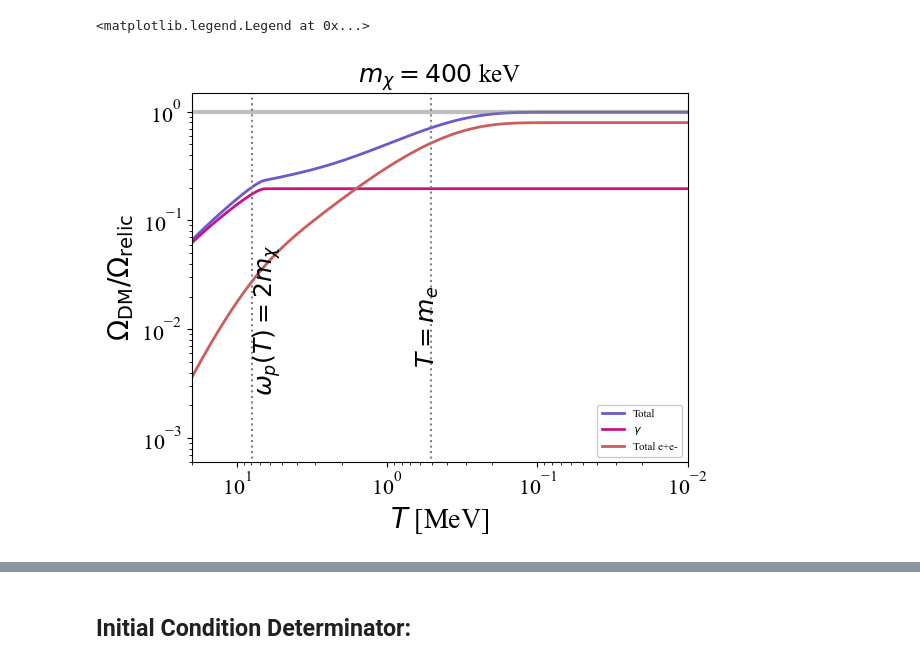
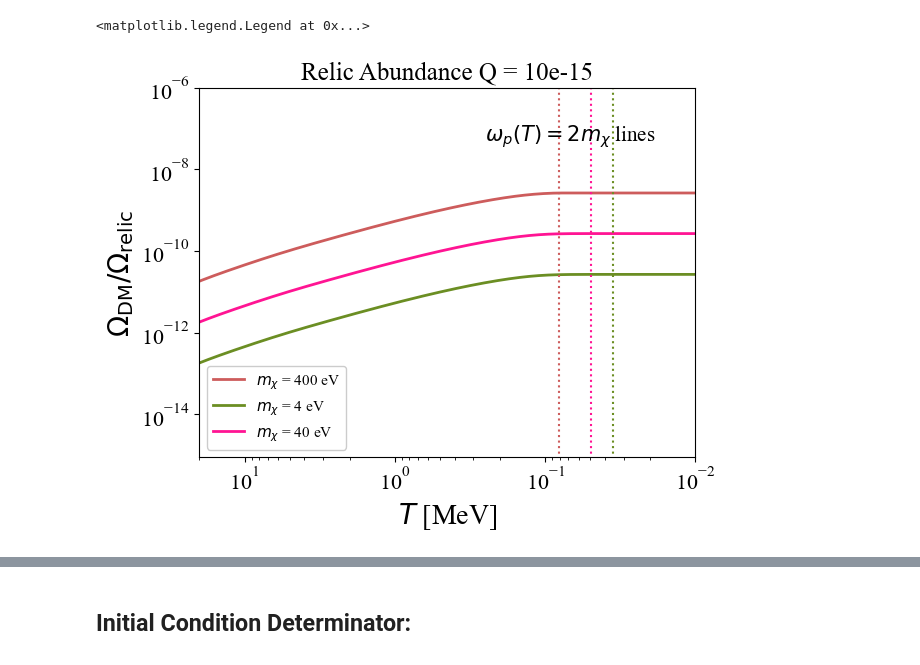
Before and after one commit to ellailes/irreducible-mcp, a Jupyter notebook: numerical_boltzmann.ipynb, the cells around one changed output, grey strips where cells are left out. Saved outputs shown, nothing was run; the diff lists cells and outputs as text; code cells hidden in the pictures.

```diff
--- a/numerical_boltzmann.ipynb
+++ b/numerical_boltzmann.ipynb
@@ -231,0 +205,3 @@ ax.legend(framealpha=1, loc='lower right', fontsize=8)
+# %%
+relic_4m15 = irr.relic(10e-15, 10e-6,whole_shebang = True)
+relic_400m15 = irr.relic(10e-15, 4e-4,whole_shebang = True)
@@ -231,0 +212,2 @@ ax.legend(framealpha=1, loc='lower right', fontsize=8)
+# %%
+relic_40m15 = irr.relic(10e-15, 10e-5,whole_shebang = True)
@@ -232,28 +217,34 @@ ax.legend(framealpha=1, loc='lower right', fontsize=8)
 # %%
 f, ax = plt.subplots()
 alist = np.logspace(-1.9, 4.5,num = 500)
-ax.loglog(irr.T(alist), relic40_new1/irr.nxrelic(0.4, irr.T(100))*alist**3/100**3,lw=2,c='SlateBlue',label = 'Total')
-ax.loglog(irr.T(alist), relic_plas40_new1/irr.nxrelic(0.4, irr.T(100))*alist**3/100**3,lw=2,c='mediumvioletred',label = '$\gamma$')
-ax.loglog(irr.T(alist), relic_ann40_new1/irr.nxrelic(0.4, irr.T(100))*alist**3/100**3,lw=2,c='IndianRed',label = r'Total e+e-')
-ax.loglog(irr.T(alist), np.ones_like(alist), lw=3, c='gray', alpha=0.5)
+#ax.loglog(irr.T(alist), relic40_new/irr.nxrelic(0.04, irr.T(100))*alist**3/100**3,lw=2,c='SlateBlue',label = 'Total')
+#ax.loglog(irr.T(alist), relic_plas40_new/irr.nxrelic(0.04, irr.T(100))*alist**3/100**3,lw=2,c='mediumvioletred',label = '$\gamma$')
+ax.loglog(irr.T(alist), relic_400m15/irr.nxrelic(4e-4, irr.T(100))*alist**3/100**3,lw=2,c='IndianRed',label = r'$m_\chi$ = 400 eV')
+ax.loglog(irr.T(alist), relic_4m15/irr.nxrelic(4e-6, irr.T(100))*alist**3/100**3,lw=2,c='olivedrab',label = r'$m_\chi$ = 4 eV')
+ax.loglog(irr.T(alist), relic_40m15/irr.nxrelic(4e-5, irr.T(100))*alist**3/100**3,lw=2,c='deeppink',label = r'$m_\chi$ = 40 eV')
+
 
 ax.set_ylabel(r'$\Omega_\mathrm{DM}/\Omega_\mathrm{relic}$', fontsize=20)
 ax.set_xlabel(r'$T$ [MeV]', fontsize=20)
-ax.set_title(r'$m_\chi= 400$ keV', fontsize=18)
+ax.set_title(r'Relic Abundance Q = 10e-15', fontsize=18)
 ax.set_xlim([20,0.01])
-ax.set_ylim([0.0006, 1.5])
+ax.set_ylim([9e-16, 10e-7])
 #ax.set_xticklabels(xticklabels,fontsize=16)
 ax.xaxis.set_tick_params(labelsize=16)
 ax.yaxis.set_tick_params(labelsize=16)
 
-ax.vlines(scipy.optimize.fsolve(lambda t: irr.wp(t)-2 *0.4, 1), 1e-4,1e2, color='gray',linestyles=":")
-ax.vlines(irr.me, 1e-4,1e2,color='gray',linestyles=":")
+ax.vlines(scipy.optimize.fsolve(lambda t: irr.wp(t)-2 *4e-6, 1), 1e-20,1e2, color='olivedrab',linestyles=":")
+ax.vlines(scipy.optimize.fsolve(lambda t: irr.wp(t)-2 *4e-4, 1), 1e-20,1e2, color='Indianred',linestyles=":")
+ax.vlines(scipy.optimize.fsolve(lambda t: irr.wp(t)-2 *4e-5, 1), 1e-20,1e2, color='deeppink',linestyles=":")
 
-ax.text(0.65, 0.005, r'$T = m_e$',rotation=90,fontsize=18)
-ax.text(8, 0.003, r'$\omega_p(T) = 2 m_\chi$',rotation=90, fontsize=18)
+ax.text(0.25, 0.00000005, r'$\omega_p(T) = 2 m_\chi$ lines',rotation=0,fontsize=15)
+#ax.text(0.07, 0.00000001, r'$\omega_p(T) = 2 m_\chi$',rotation=90, fontsize=18)
+#ax.text(16, 0.3, r'$m_\chi = 40$ keV',fontsize=20)
+#ax.text(0.65, 0.005, r'$T = m_e$',rotation=90,fontsize=18)
+#ax.text(1.2, 0.003, r'$\omega_p(T) = 2 m_\chi$',rotation=90, fontsize=18)
 #ax.text(16, 0.3, r'$m_\chi = 40$ keV',fontsize=20)
 
-ax.legend(framealpha=1, loc='lower right', fontsize=8)
+ax.legend(framealpha=1, loc='lower left', fontsize=11)
 # %% [output]
 <matplotlib.legend.Legend at 0x...>
-[figure, old version]
+[figure, new version]
```
Also changed, not shown: parts of 17 cells of this notebook, 2 other files.
